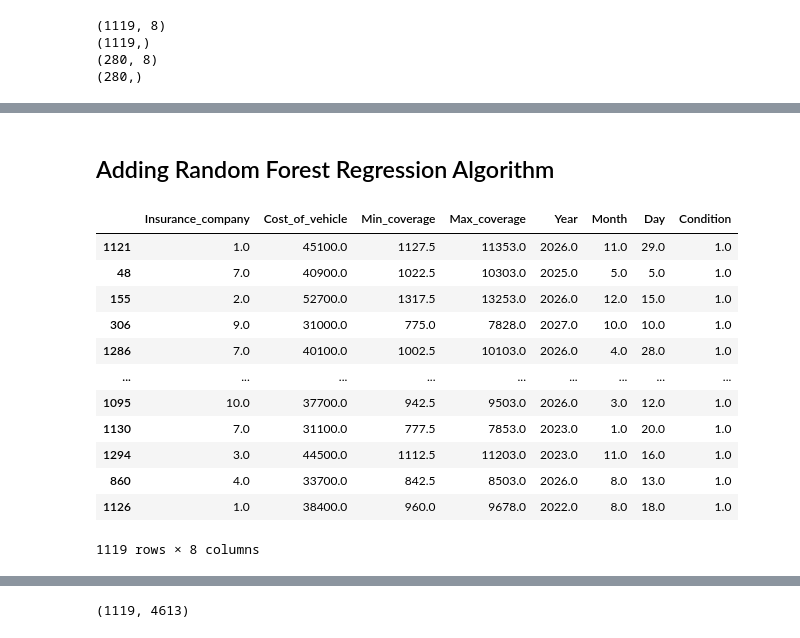
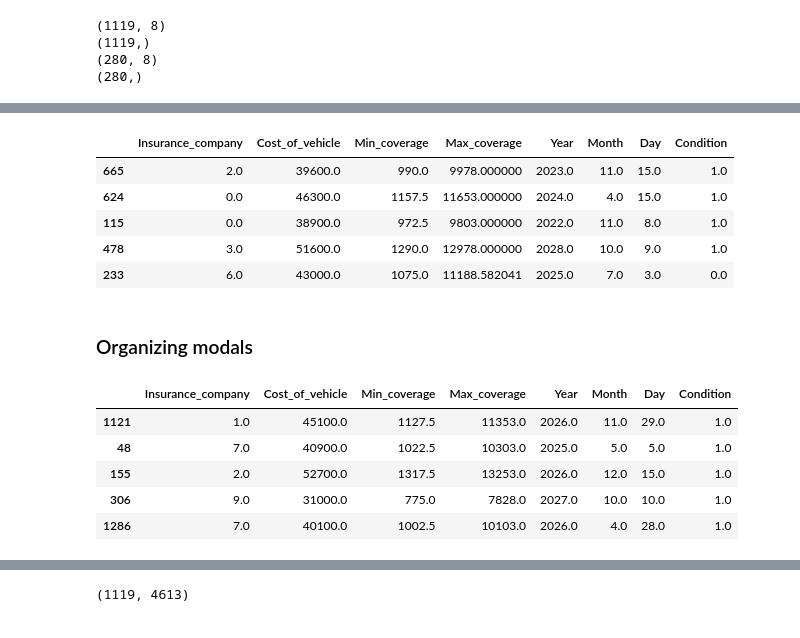
Before and after one commit to moriagr/ML_final_Project, a Jupyter notebook: car_insurance_1.ipynb, the cells around one changed output, grey strips where cells are left out. Cells and saved outputs as stored; diff of their text form; code cells hidden in the pictures.

```diff
--- a/car_insurance_1.ipynb
+++ b/car_insurance_1.ipynb
@@ -870,3 +874,4 @@ btype = df["Expiry_date"].str.split("-",expand = True)
 df["Year"] = btype[0]
 df["Month"] = btype[1]
 df["Day"] = btype[2]
+df = df.astype({'Year':'int64','Month':'int64','Day':'int64'})
@@ -1200,21 +1166,24 @@ x_test.head()
-# %% [markdown]
-## Adding Random Forest Regression Algorithm
+# %%
+x_text = df_t
+x_test.head()
+# %% [output]
+|  | Insurance_company | Cost_of_vehicle | Min_coverage | Max_coverage | Year | Month | Day | Condition |
+| 665 | 2.0 | 39600.0 | 990.0 | 9978.000000 | 2023.0 | 11.0 | 15.0 | 1.0 |
+| 624 | 0.0 | 46300.0 | 1157.5 | 11653.000000 | 2024.0 | 4.0 | 15.0 | 1.0 |
+| 115 | 0.0 | 38900.0 | 972.5 | 9803.000000 | 2022.0 | 11.0 | 8.0 | 1.0 |
+| 478 | 3.0 | 51600.0 | 1290.0 | 12978.000000 | 2028.0 | 10.0 | 9.0 | 1.0 |
+| 233 | 6.0 | 43000.0 | 1075.0 | 11188.582041 | 2025.0 | 7.0 | 3.0 | 0.0 |
+# %% [markdown]
+### Organizing modals
 # %%
 from sklearn.ensemble import RandomForestRegressor
 from sklearn.metrics import r2_score
 # %%
-x_train
+x_train.head()
 # %% [output]
 |  | Insurance_company | Cost_of_vehicle | Min_coverage | Max_coverage | Year | Month | Day | Condition |
 | 1121 | 1.0 | 45100.0 | 1127.5 | 11353.0 | 2026.0 | 11.0 | 29.0 | 1.0 |
 | 48 | 7.0 | 40900.0 | 1022.5 | 10303.0 | 2025.0 | 5.0 | 5.0 | 1.0 |
 | 155 | 2.0 | 52700.0 | 1317.5 | 13253.0 | 2026.0 | 12.0 | 15.0 | 1.0 |
 | 306 | 9.0 | 31000.0 | 775.0 | 7828.0 | 2027.0 | 10.0 | 10.0 | 1.0 |
 | 1286 | 7.0 | 40100.0 | 1002.5 | 10103.0 | 2026.0 | 4.0 | 28.0 | 1.0 |
-| ... | ... | ... | ... | ... | ... | ... | ... | ... |
-| 1095 | 10.0 | 37700.0 | 942.5 | 9503.0 | 2026.0 | 3.0 | 12.0 | 1.0 |
-| 1130 | 7.0 | 31100.0 | 777.5 | 7853.0 | 2023.0 | 1.0 | 20.0 | 1.0 |
-| 1294 | 3.0 | 44500.0 | 1112.5 | 11203.0 | 2023.0 | 11.0 | 16.0 | 1.0 |
-| 860 | 4.0 | 33700.0 | 842.5 | 8503.0 | 2026.0 | 8.0 | 13.0 | 1.0 |
-| 1126 | 1.0 | 38400.0 | 960.0 | 9678.0 | 2022.0 | 8.0 | 18.0 | 1.0 |
-1119 rows × 8 columns
```
Also changed, not shown: parts of 81 cells of this notebook, 1 other file.
